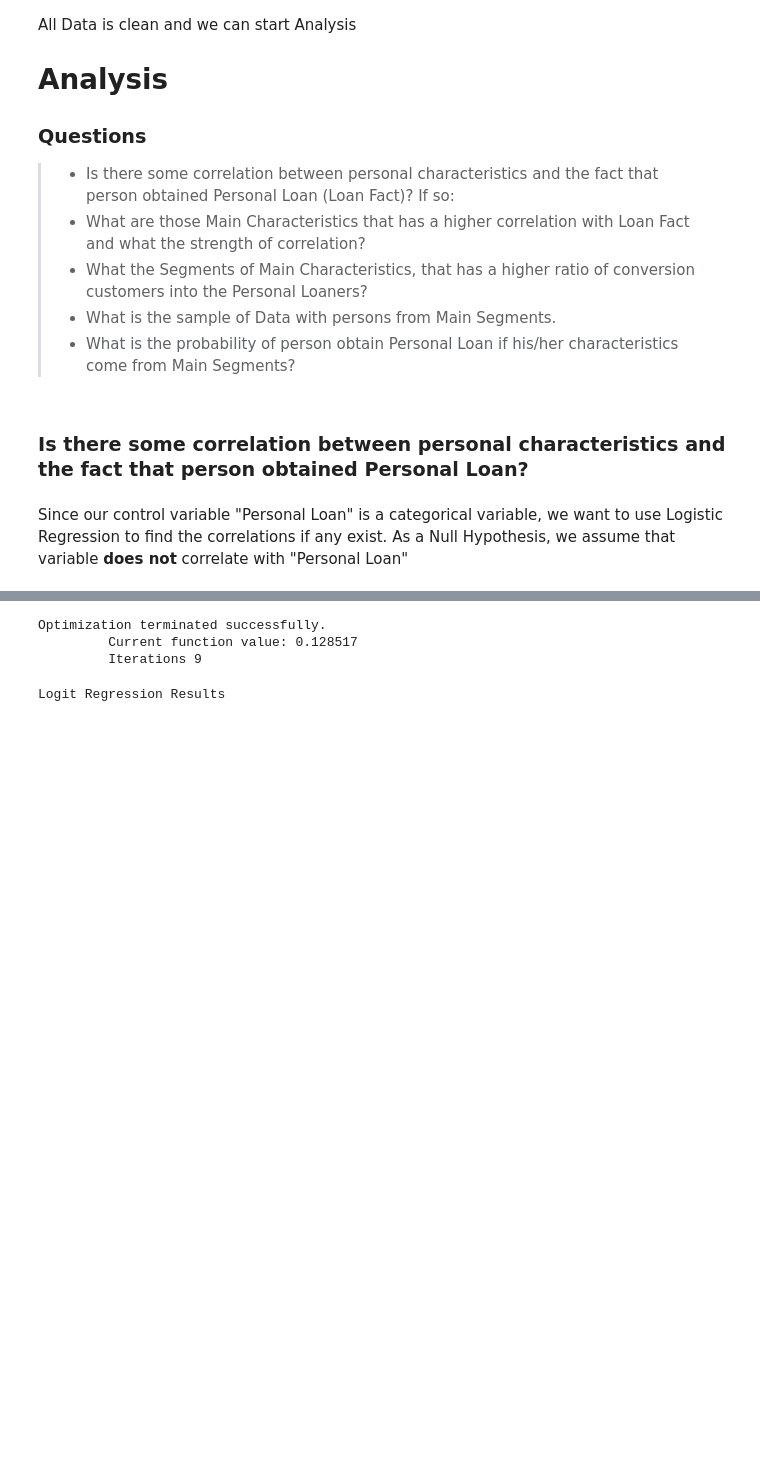
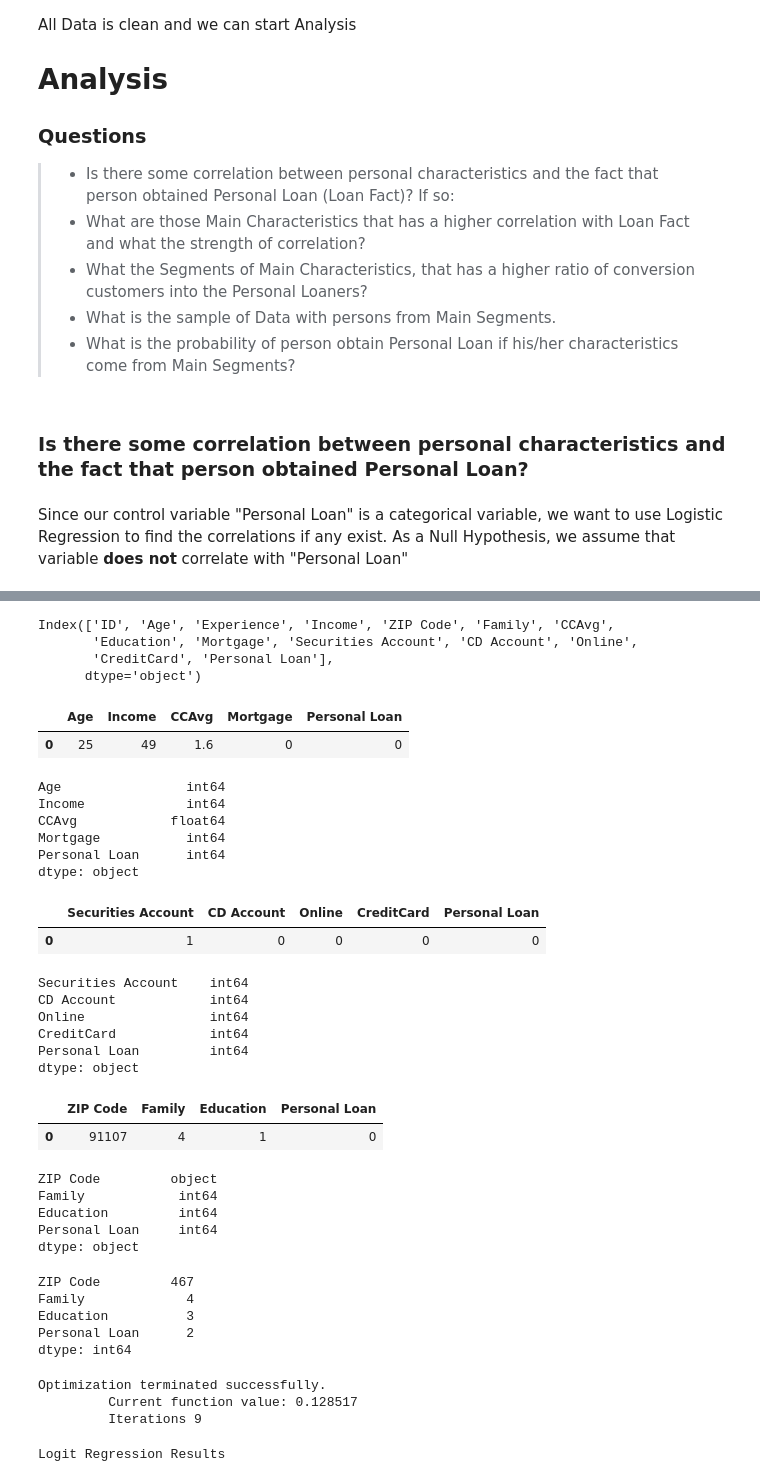
Before and after one commit to Alex-Romanenko/Bank_Looking_For_Clients, a Jupyter notebook: 00_main.ipynb, the cells around one changed output, grey strips where cells are left out. Drawn from its saved outputs; the diff is of its cells as text; code cells hidden in the pictures; blank space fills up the shorter version.

```diff
--- a/00_main.ipynb
+++ b/00_main.ipynb
@@ -278,0 +316,25 @@ Since our control variable "Personal Loan" is a categorical variable, we want to
+# %%
+df.columns
+# %% [output]
+Index(['ID', 'Age', 'Experience', 'Income', 'ZIP Code', 'Family', 'CCAvg',
+       'Education', 'Mortgage', 'Securities Account', 'CD Account', 'Online',
+       'CreditCard', 'Personal Loan'],
+      dtype='object')
+# %%
+# data frame for numerical vars
+num_df = df[['Age', 'Income', 'CCAvg', 'Mortgage', 'Personal Loan']]
+# %%
+num_df.head(1)
+# %% [output]
+|  | Age | Income | CCAvg | Mortgage | Personal Loan |
+| 0 | 25 | 49 | 1.6 | 0 | 0 |
+# %%
+#double check dtypes
+num_df.dtypes
+# %% [output]
+Age                int64
+Income             int64
+CCAvg            float64
+Mortgage           int64
+Personal Loan      int64
+dtype: object
@@ -278,0 +344,15 @@ Since our control variable "Personal Loan" is a categorical variable, we want to
+# %%
+bin_df.head(1)
+# %% [output]
+|  | Securities Account | CD Account | Online | CreditCard | Personal Loan |
+| 0 | 1 | 0 | 0 | 0 | 0 |
+# %%
+#double check dtypes
+bin_df.dtypes
+# %% [output]
+Securities Account    int64
+CD Account            int64
+Online                int64
+CreditCard            int64
+Personal Loan         int64
+dtype: object
@@ -279,3 +362,26 @@ Since our control variable "Personal Loan" is a categorical variable, we want to
+# %%
+cat_df.head(1)
+# %% [output]
+|  | ZIP Code | Family | Education | Personal Loan |
+| 0 | 91107 | 4 | 1 | 0 |
+# %%
+#double check dtypes
+cat_df.dtypes
+# %% [output]
+ZIP Code         object
+Family            int64
+Education         int64
+Personal Loan     int64
+dtype: object
+# %%
+#double check dtypes
+cat_df.nunique()
+# %% [output]
+ZIP Code         467
+Family             4
+Education          3
+Personal Loan      2
+dtype: int64
 # %%
 import statsmodels.api as sm
 # %%
```
Also changed, not shown: parts of 8 cells of this notebook.
